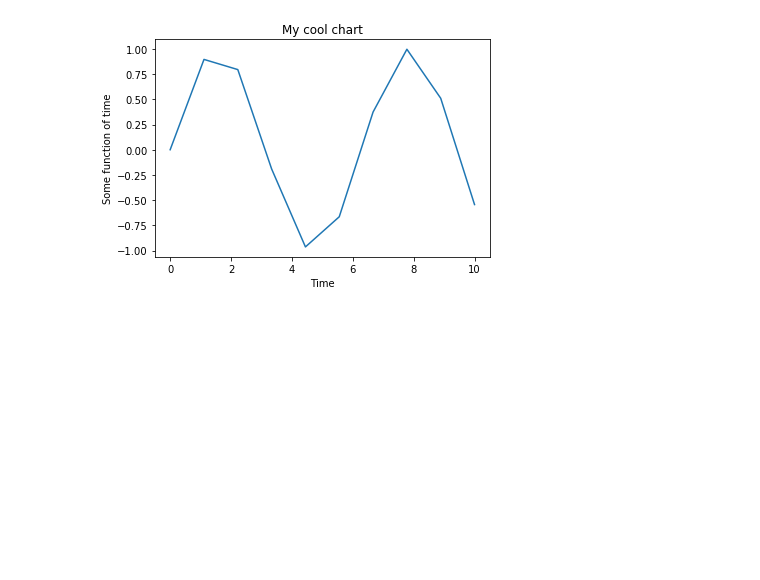
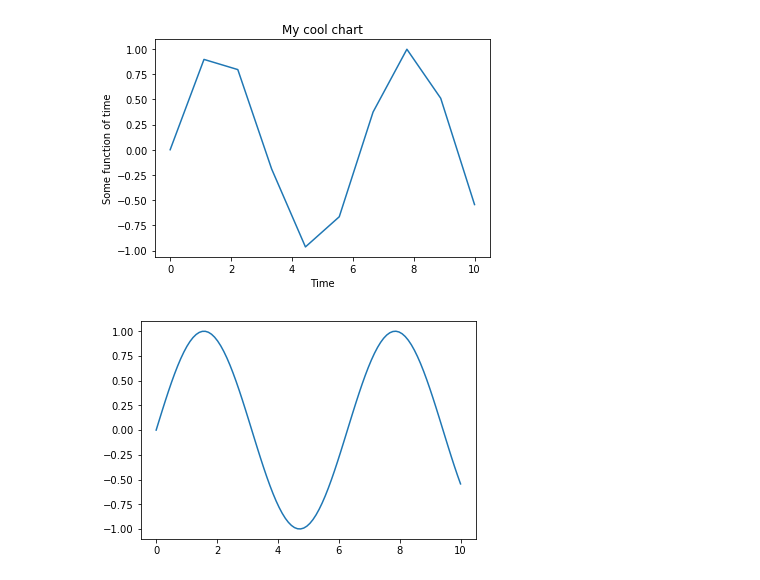
Before and after one commit to hhau01/deep-learning-prereqs, a Jupyter notebook: matplotlib/1-line-chart.ipynb, the cells around one changed output. Saved outputs shown, nothing was run; the diff lists cells and outputs as text; code cells hidden in the pictures; blank space fills up the shorter version.

```diff
--- a/matplotlib/1-line-chart.ipynb
+++ b/matplotlib/1-line-chart.ipynb
@@ -20,3 +20,10 @@ plt.show()
 [figure]
 # %%
 # more points for smoother sin wave
+x = np.linspace(0,10,100)
+y = np.sin(x)
+
+plt.plot(x,y)
+plt.show()
+# %% [output]
+[figure, added]
```
Also changed, not shown: 5 other files.
